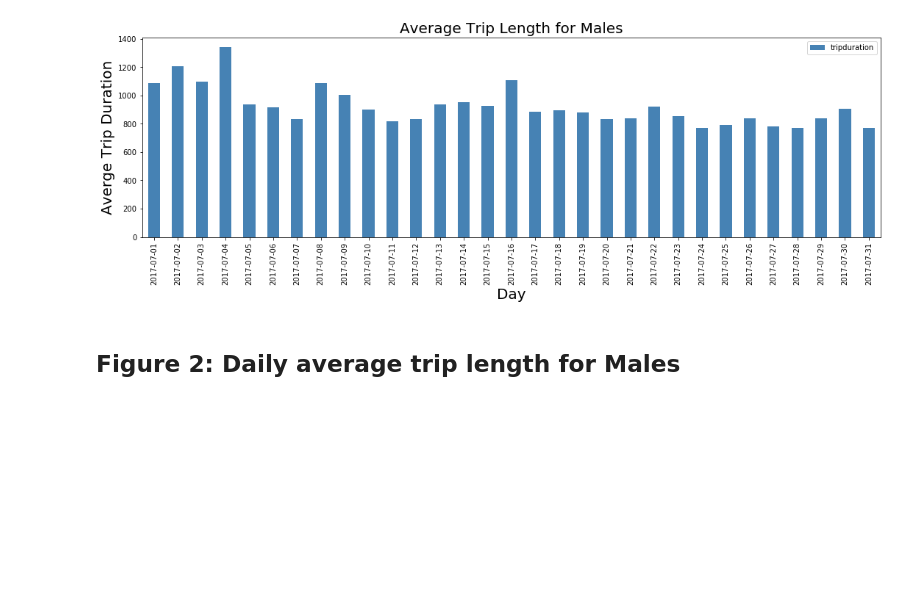
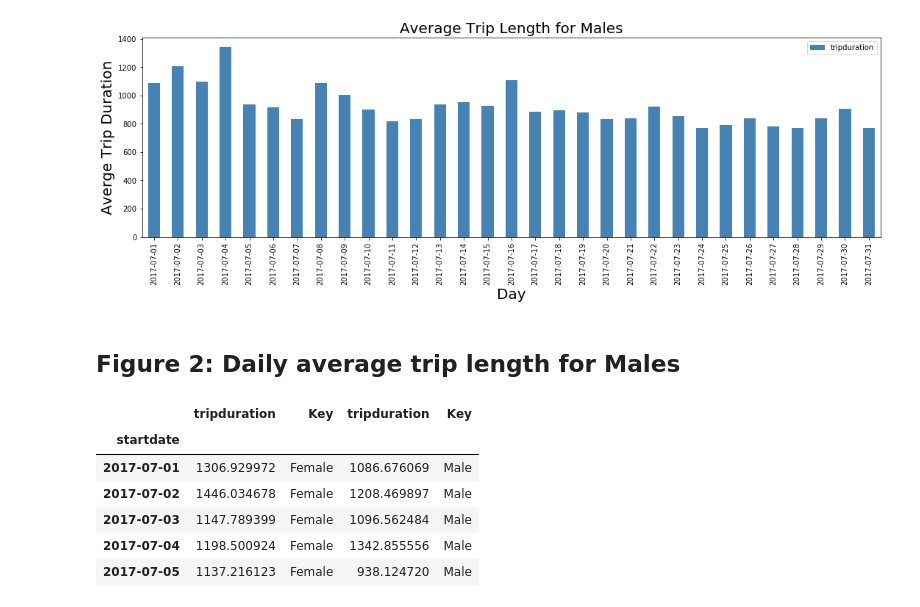
Before and after one commit to ep2247/PUI2017_ep2247, a Jupyter notebook: HW3_ep2247/HW3_2_ep2247.ipynb, the cells around one changed output. Saved outputs shown, nothing was run; the diff lists cells and outputs as text; code cells hidden in the pictures; blank space fills up the shorter version.

```diff
--- a/HW3_ep2247/HW3_2_ep2247.ipynb
+++ b/HW3_ep2247/HW3_2_ep2247.ipynb
@@ -190,0 +196,10 @@ ax2.set_title('Average Trip Length for Males', fontsize=20)
+# %%
+gender_df.head()
+# %% [output]
+|  | tripduration | Key | tripduration | Key |
+| startdate |  |  |  |  |
+| 2017-07-01 | 1306.929972 | Female | 1086.676069 | Male |
+| 2017-07-02 | 1446.034678 | Female | 1208.469897 | Male |
+| 2017-07-03 | 1147.789399 | Female | 1096.562484 | Male |
+| 2017-07-04 | 1198.500924 | Female | 1342.855556 | Male |
+| 2017-07-05 | 1137.216123 | Female | 938.124720 | Male |
```
Also changed, not shown: parts of 5 cells of this notebook.
